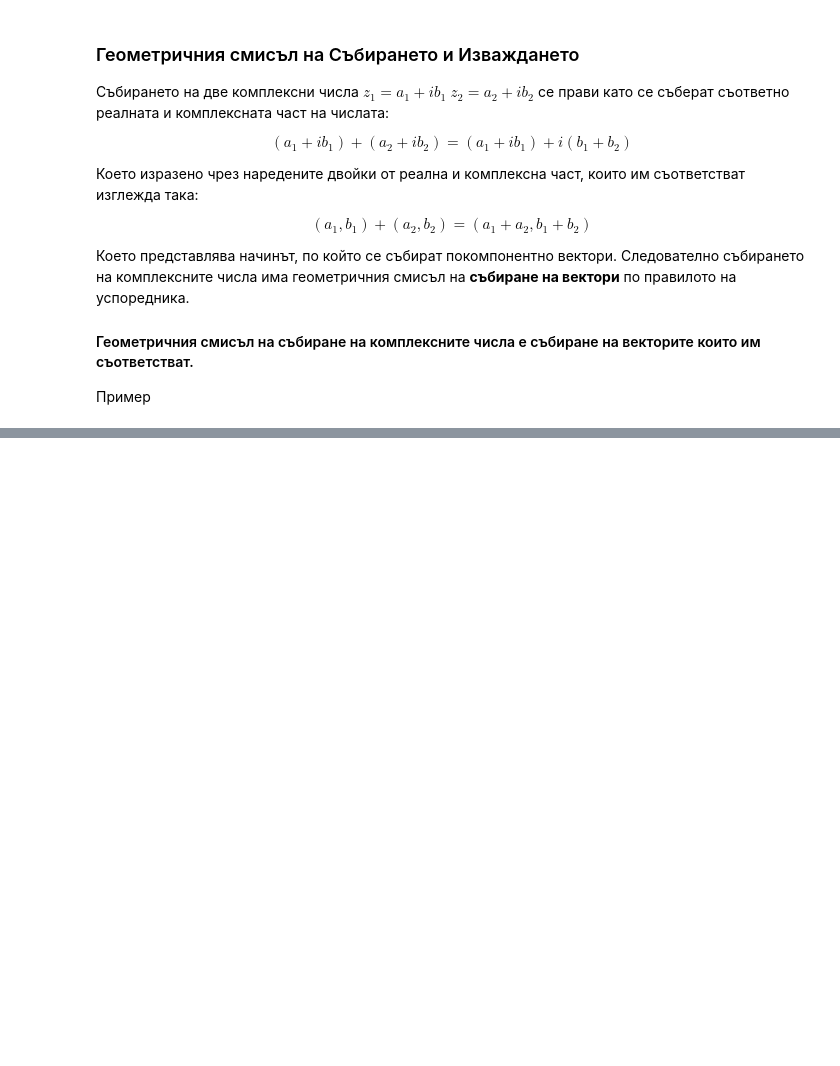
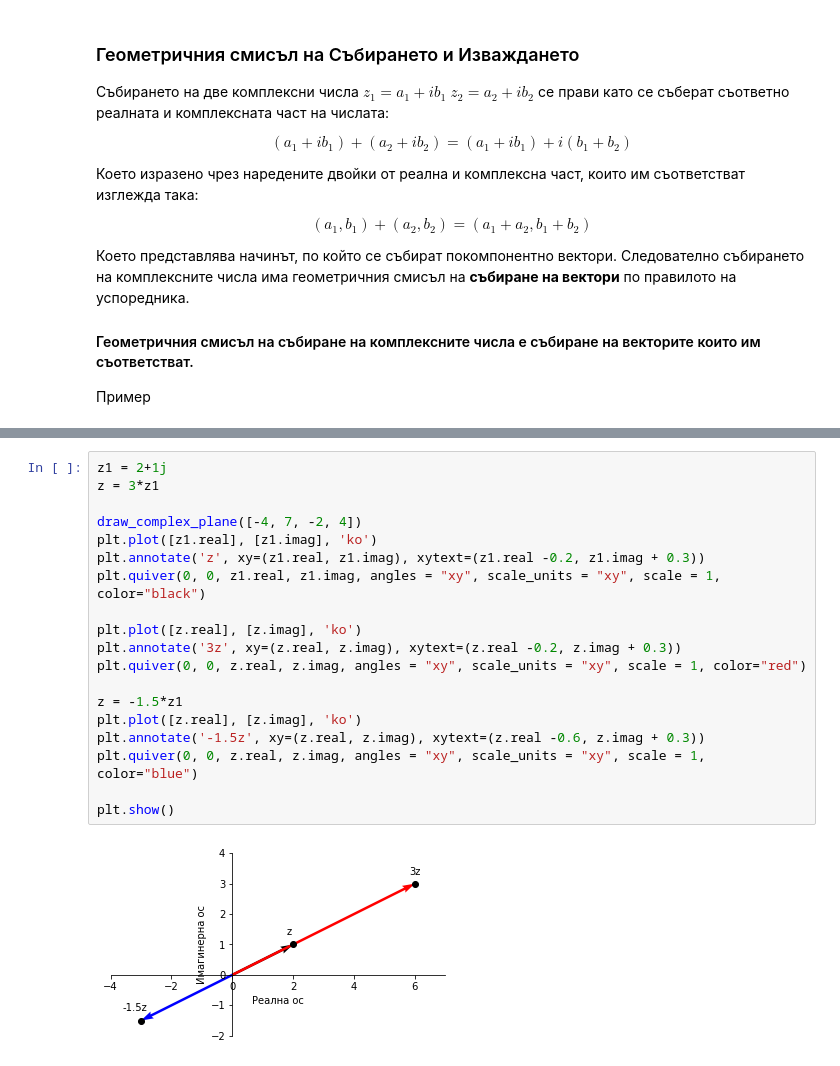
Before and after one commit to ogerassimov/ogi-teach-resources, a Jupyter notebook: ComplexNumbers/ComplexNumbers.ipynb, the cells around one changed output, grey strips where cells are left out. Drawn from its saved outputs; the diff is of its cells as text; blank space fills up the shorter version.

```diff
--- a/ComplexNumbers/ComplexNumbers.ipynb
+++ b/ComplexNumbers/ComplexNumbers.ipynb
@@ -1030,0 +1103,21 @@ plt.show()
+# %%
+z1 = 2+1j
+z = 3*z1
+
+draw_complex_plane([-4, 7, -2, 4])
+plt.plot([z1.real], [z1.imag], 'ko')
+plt.annotate('z', xy=(z1.real, z1.imag), xytext=(z1.real -0.2, z1.imag + 0.3))
+plt.quiver(0, 0, z1.real, z1.imag, angles = "xy", scale_units = "xy", scale = 1, color="black")
+
+plt.plot([z.real], [z.imag], 'ko')
+plt.annotate('3z', xy=(z.real, z.imag), xytext=(z.real -0.2, z.imag + 0.3))
+plt.quiver(0, 0, z.real, z.imag, angles = "xy", scale_units = "xy", scale = 1, color="red")
+
+z = -1.5*z1
+plt.plot([z.real], [z.imag], 'ko')
+plt.annotate('-1.5z', xy=(z.real, z.imag), xytext=(z.real -0.6, z.imag + 0.3))
+plt.quiver(0, 0, z.real, z.imag, angles = "xy", scale_units = "xy", scale = 1, color="blue")
+
+plt.show()
+# %% [output]
+[figure, added]
```
Also changed, not shown: parts of 13 cells of this notebook.
